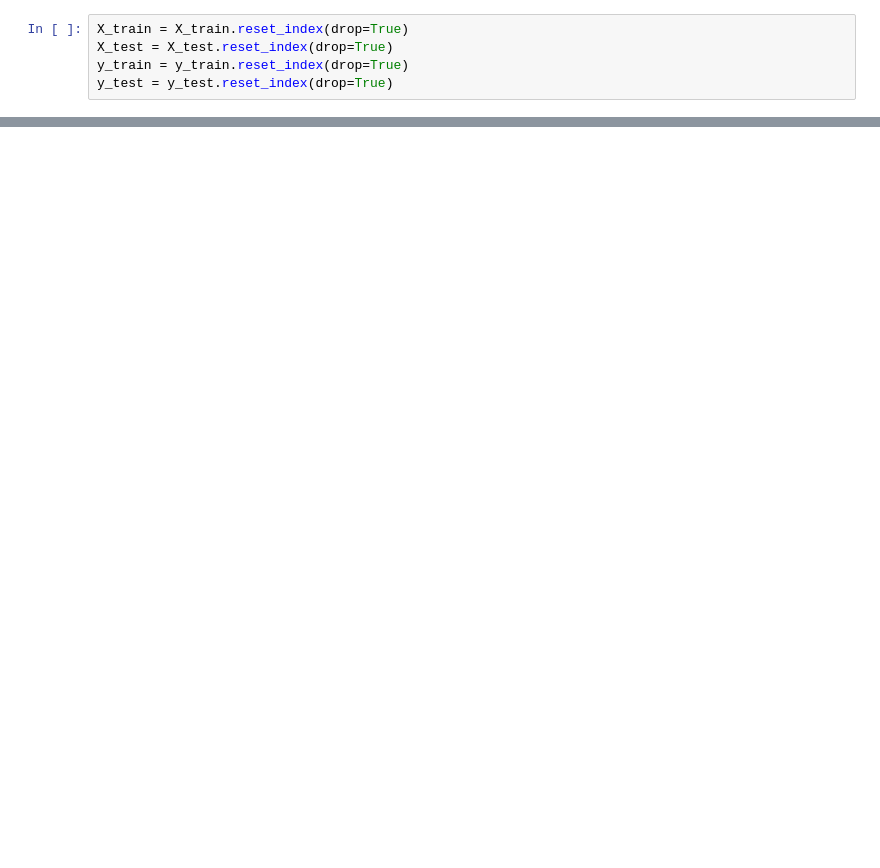
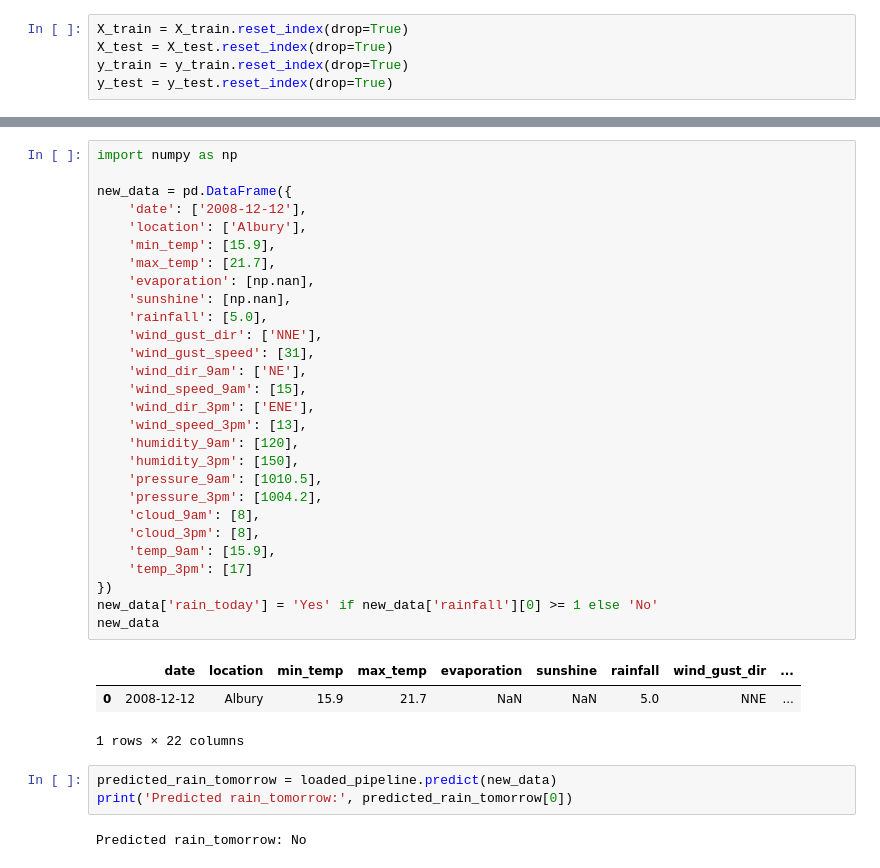
Before and after one commit to TanguyBoulard/DataScientest-project-DEC23, a Jupyter notebook: notebooks/weather_study.ipynb, the cells around one changed output, grey strips where cells are left out. Saved outputs shown, nothing was run; the diff lists cells and outputs as text; blank space fills up the shorter version.

```diff
--- a/notebooks/weather_study.ipynb
+++ b/notebooks/weather_study.ipynb
@@ -331,0 +488,37 @@ model.predict(processed_new_data)[0]
+# %%
+import numpy as np
+
+new_data = pd.DataFrame({
+    'date': ['2008-12-12'],
+    'location': ['Albury'],
+    'min_temp': [15.9],
+    'max_temp': [21.7],
+    'evaporation': [np.nan],
+    'sunshine': [np.nan],
+    'rainfall': [5.0],
+    'wind_gust_dir': ['NNE'],
+    'wind_gust_speed': [31],
+    'wind_dir_9am': ['NE'],
+    'wind_speed_9am': [15],
+    'wind_dir_3pm': ['ENE'],
+    'wind_speed_3pm': [13],
+    'humidity_9am': [120],
+    'humidity_3pm': [150],
+    'pressure_9am': [1010.5],
+    'pressure_3pm': [1004.2],
+    'cloud_9am': [8],
+    'cloud_3pm': [8],
+    'temp_9am': [15.9],
+    'temp_3pm': [17]
+})
+new_data['rain_today'] = 'Yes' if new_data['rainfall'][0] >= 1 else 'No'
+new_data
+# %% [output]
+|  | date | location | min_temp | max_temp | evaporation | sunshine | rainfall | wind_gust_dir | ... |
+| 0 | 2008-12-12 | Albury | 15.9 | 21.7 | NaN | NaN | 5.0 | NNE | ... |
+1 rows × 22 columns
+# %%
+predicted_rain_tomorrow = loaded_pipeline.predict(new_data)
+print('Predicted rain_tomorrow:', predicted_rain_tomorrow[0])
+# %% [output]
+Predicted rain_tomorrow: No
```
Also changed, not shown: parts of 51 cells of this notebook, 2 other files.
